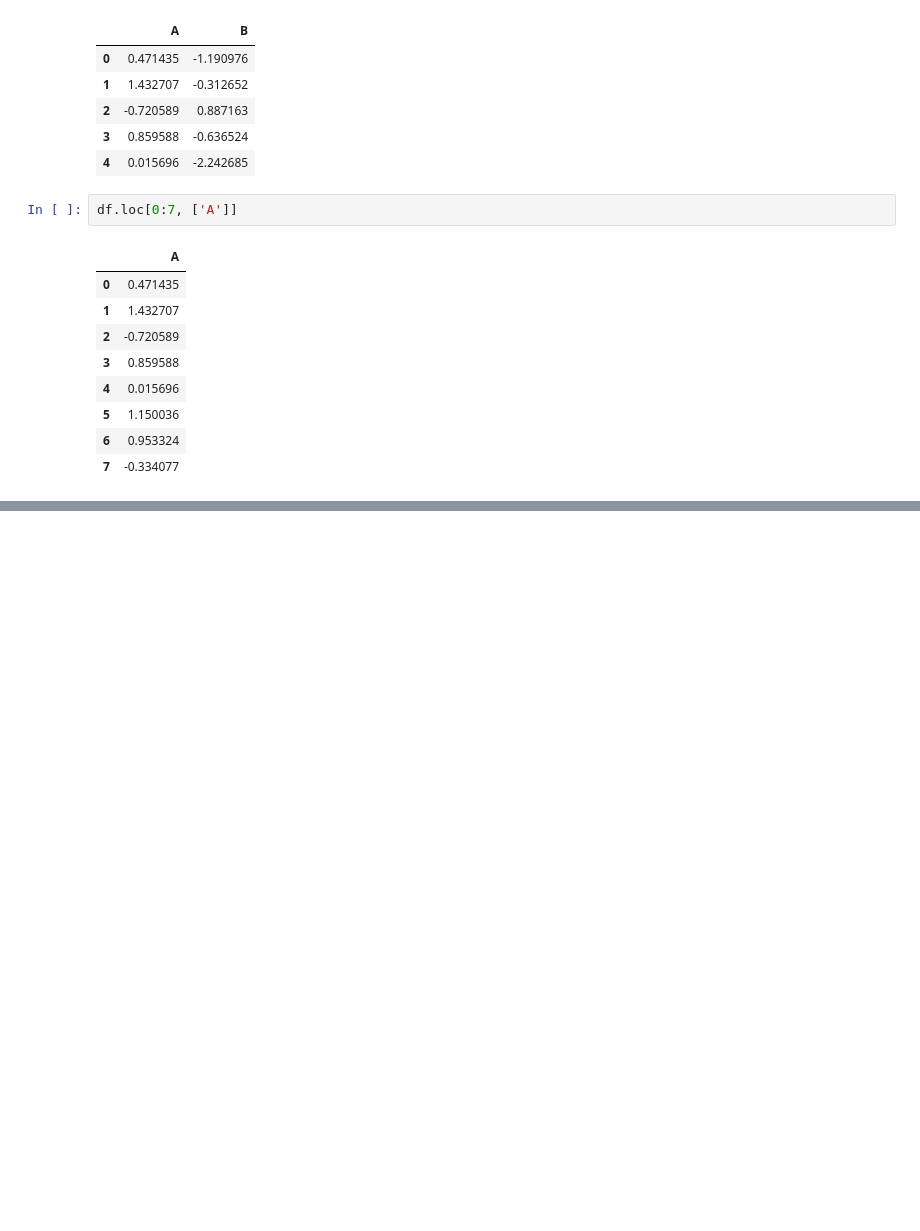
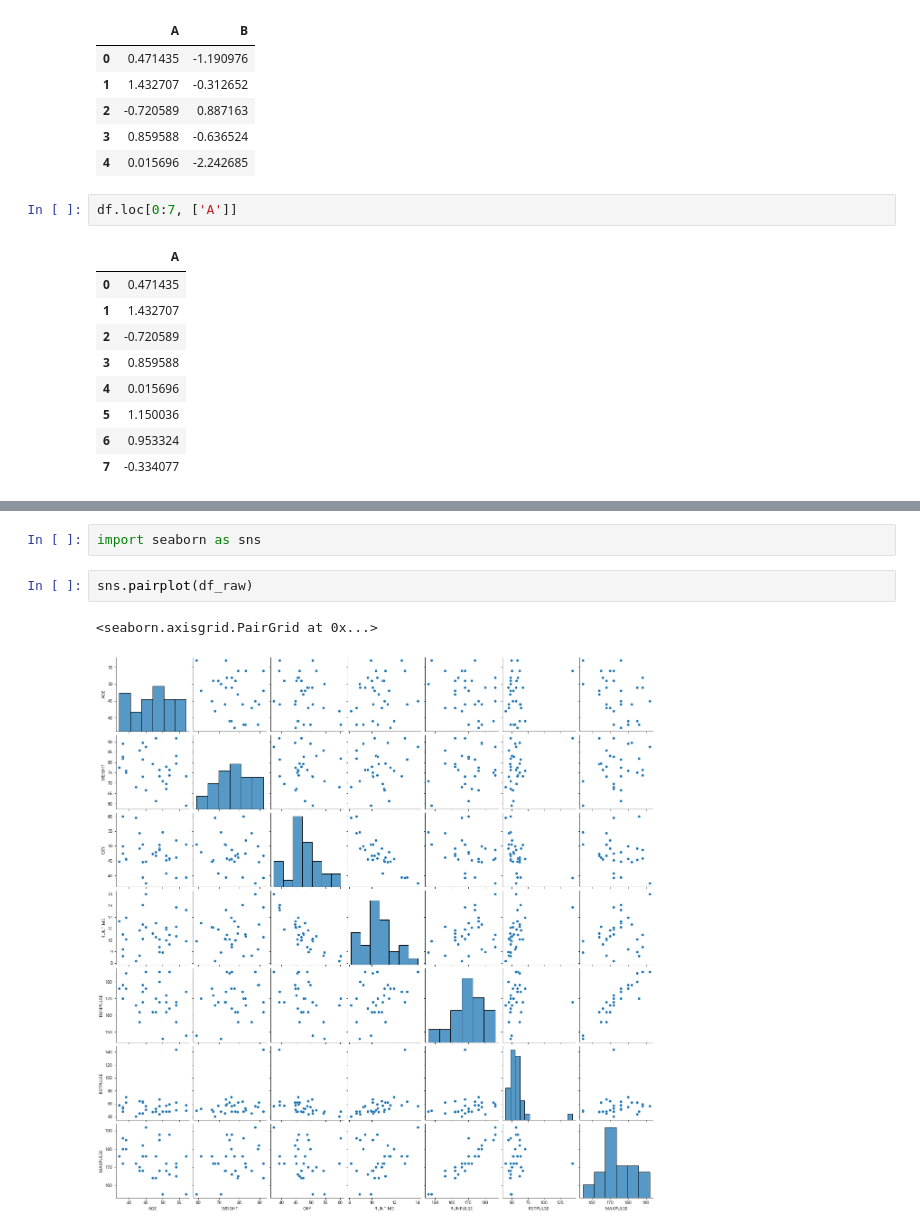
Before and after one commit to gerald-park/YanaduProgramming, a Jupyter notebook: MinHoKim/Project_MinHo/Basic.ipynb, the cells around one changed output, grey strips where cells are left out. Drawn from its saved outputs; the diff is of its cells as text; blank space fills up the shorter version.

```diff
--- a/MinHoKim/Project_MinHo/Basic.ipynb
+++ b/MinHoKim/Project_MinHo/Basic.ipynb
@@ -422,0 +451,7 @@ df.loc[0:7, ['A']]
+# %%
+import seaborn as sns
+# %%
+sns.pairplot(df_raw)
+# %% [output]
+<seaborn.axisgrid.PairGrid at 0x...>
+[figure, added]
```
Also changed, not shown: parts of 17 cells of this notebook, 1 other file.
